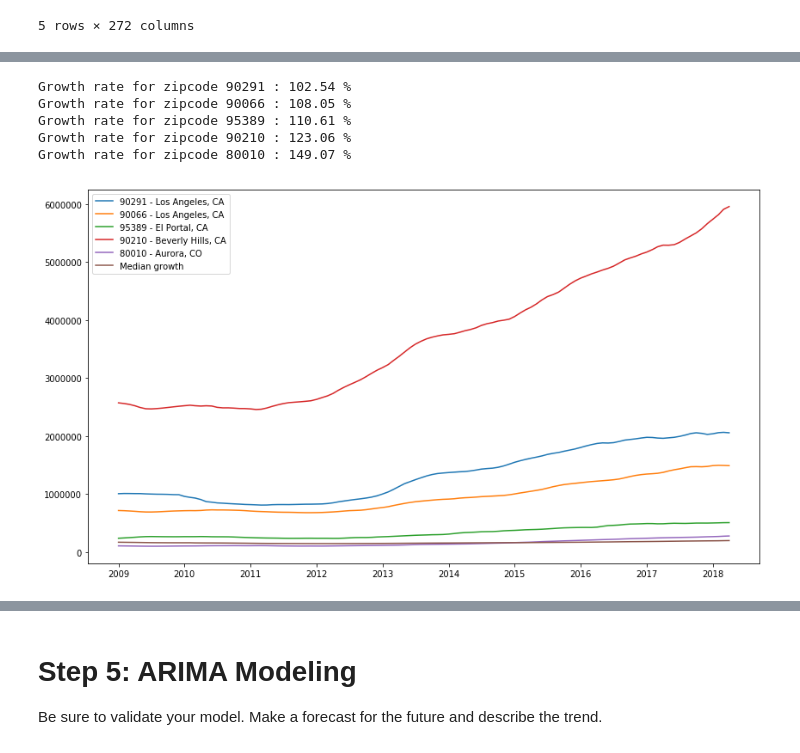
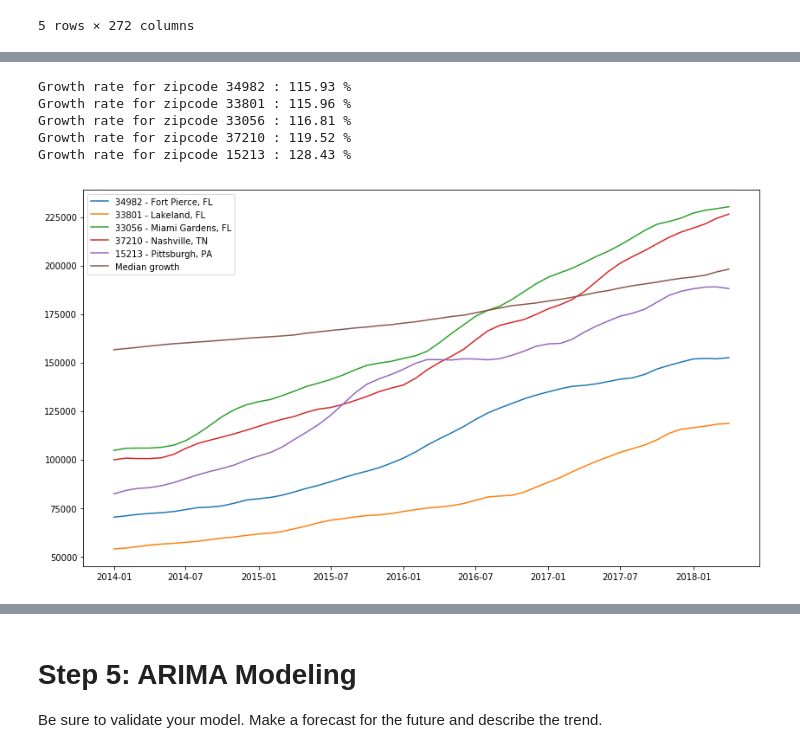
Before and after one commit to zapatos24/mod_4_project, a Jupyter notebook: owens_wip.ipynb, the cells around one changed output, grey strips where cells are left out. Saved outputs shown, nothing was run; the diff lists cells and outputs as text; code cells hidden in the pictures.

```diff
--- a/owens_wip.ipynb
+++ b/owens_wip.ipynb
@@ -176,32 +135,3 @@ sorted(percent_growth_by_zip)
-# %%
-def plot_growth(start_year='1996', end_year='2018', top_or_bottom='top', how_many=5):
-    percent_growth_by_zip = []
-    for zipcode in time_series:
-        percent_for_zip = (zipcode.loc[end_year].Price[0] - zipcode.loc[start_year].Price[0]) / zipcode.loc[start_year].Price[0]
-        percent_growth_by_zip.append(percent_for_zip)
-
-    start = 0
-    end = len(percent_growth_by_zip)
-    start = -how_many if top_or_bottom == 'top' else start
-    end = how_many if top_or_bottom == 'bottom' else end
-
-    indexes = sorted(range(len(percent_growth_by_zip)),
-                     key=lambda i: percent_growth_by_zip[i], reverse=False)[start:end]
-
-    values_to_print = []
-    plt.figure(figsize=(14,8))
-    for i in indexes:
-        values_to_print.append([zipcodes[i], percent_growth_by_zip[i]])
-        label = zipcodes[i]+' - '+ \
-                widedata[widedata.RegionName == zipcodes[i]]['City'].values[0]+', '+ \
-                widedata[widedata.RegionName == zipcodes[i]]['State'].values[0]
-
-        plt.plot(time_series[i][start_year:end_year].Price, label=label)
-    plt.plot(monthly_medians[start_year:end_year], label='Median growth')
-    plt.legend()
-    plt.show
-    for j in range(len(values_to_print)):
-        print('Growth rate for zipcode', values_to_print[j][0], ':', round(values_to_print[j][1]*100, 2), '%')
 # %%
 plot_growth(how_many=5)
 # %% [output]
@@ -214,9 +144,9 @@ Growth rate for zipcode 90291 : 770.42 %
 # %%
-plot_growth(start_year='2009', end_year='2018', how_many=5)
+plot_growth(start_year='2014', end_year='2018', how_many=5)
 # %% [output]
-Growth rate for zipcode 90291 : 102.54 %
-Growth rate for zipcode 90066 : 108.05 %
-Growth rate for zipcode 95389 : 110.61 %
-Growth rate for zipcode 90210 : 123.06 %
-Growth rate for zipcode 80010 : 149.07 %
+Growth rate for zipcode 34982 : 115.93 %
+Growth rate for zipcode 33801 : 115.96 %
+Growth rate for zipcode 33056 : 116.81 %
+Growth rate for zipcode 37210 : 119.52 %
+Growth rate for zipcode 15213 : 128.43 %
-[figure, old version]
+[figure, new version]
```
Also changed, not shown: parts of 30 cells of this notebook, 3 other files.
